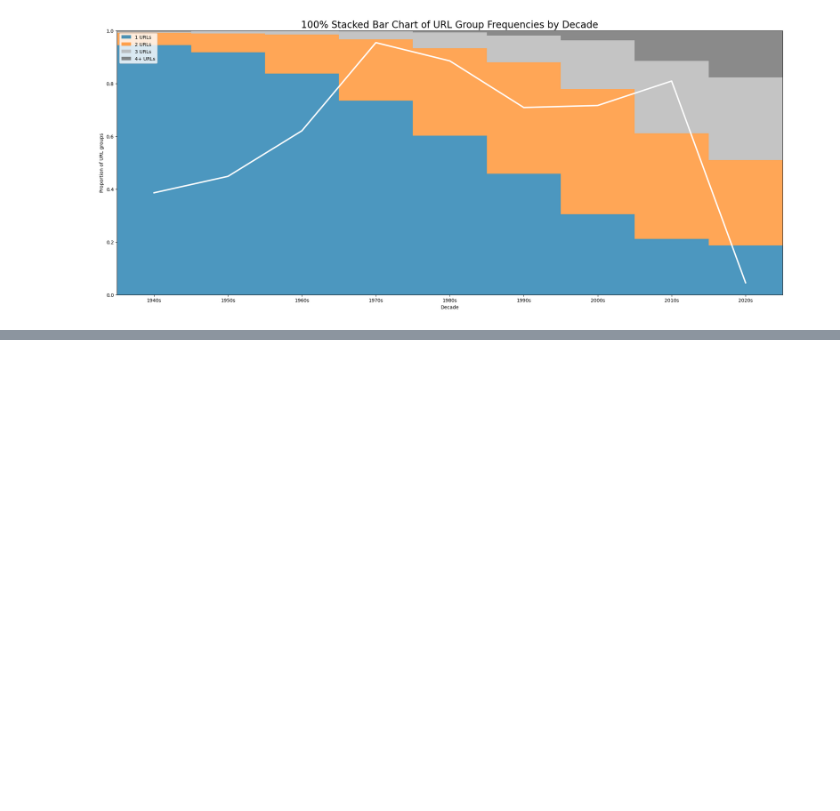
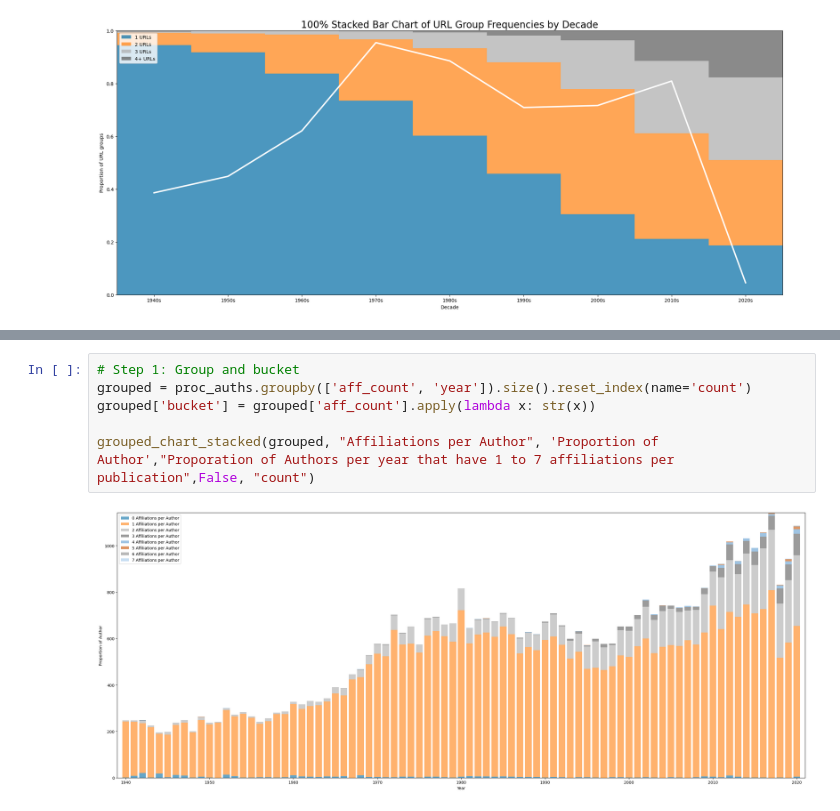
Before and after one commit to cogeorg/80YearsEconomicResearch, a Jupyter notebook: 020_author_names_recon/024_author_consolidation_summary.ipynb, the cells around one changed output, grey strips where cells are left out. Drawn from its saved outputs; the diff is of its cells as text; blank space fills up the shorter version.

```diff
--- a/020_author_names_recon/024_author_consolidation_summary.ipynb
+++ b/020_author_names_recon/024_author_consolidation_summary.ipynb
@@ -472,0 +545,8 @@ plt.show()
+# %%
+# Step 1: Group and bucket
+grouped = proc_auths.groupby(['aff_count', 'year']).size().reset_index(name='count')
+grouped['bucket'] = grouped['aff_count'].apply(lambda x: str(x))
+
+grouped_chart_stacked(grouped, "Affiliations per Author", 'Proportion of Author',"Proporation of Authors per year that have 1 to 7 affiliations per publication",False, "count")
+# %% [output]
+[figure, added]
```
Also changed, not shown: parts of 36 cells of this notebook, 14 other files.
